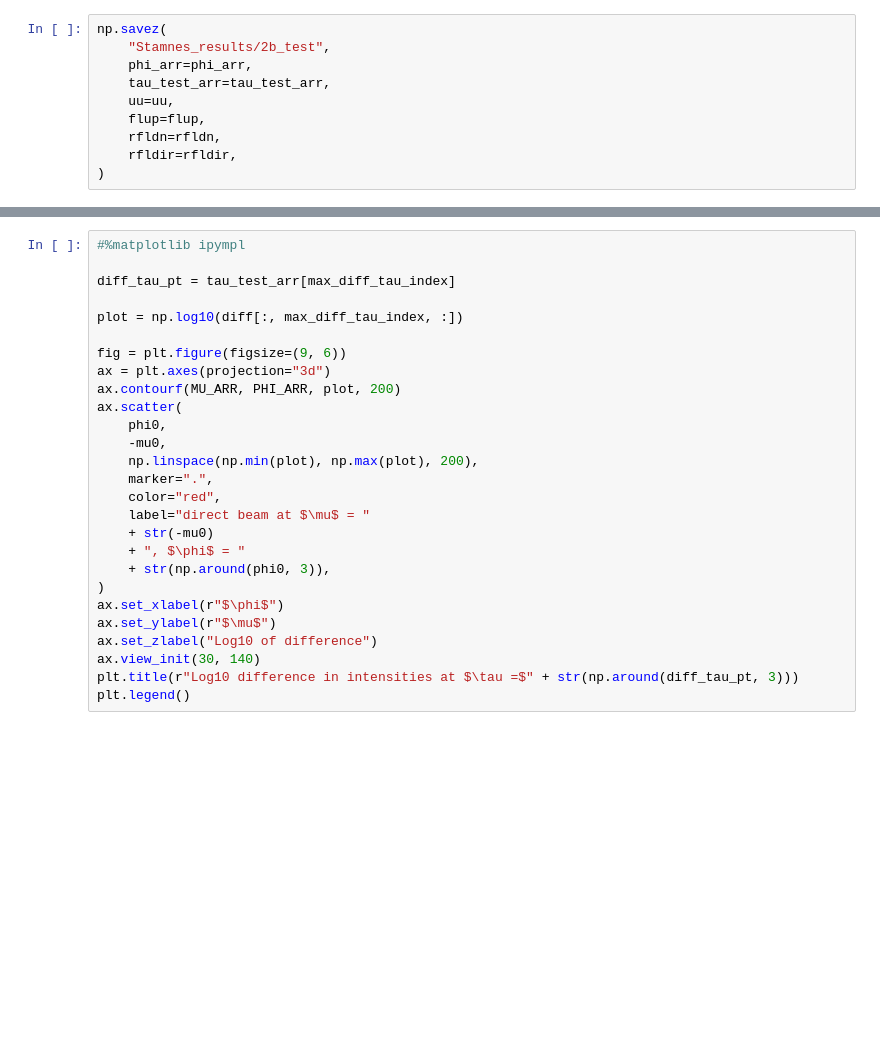
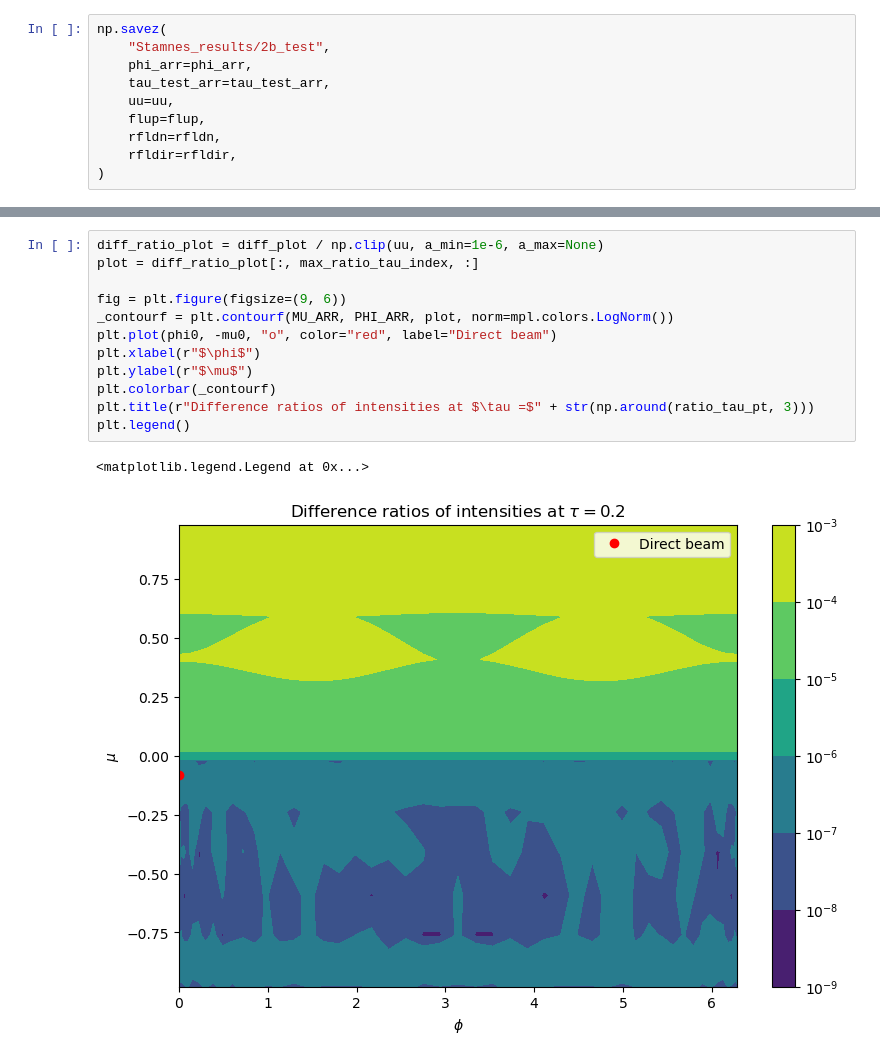
Before and after one commit to LDEO-CREW/Pythonic-DISORT, a Jupyter notebook: pydisotest/2b_test.ipynb, the cells around one changed output, grey strips where cells are left out. Saved outputs shown, nothing was run; the diff lists cells and outputs as text; blank space fills up the shorter version.

```diff
--- a/pydisotest/2b_test.ipynb
+++ b/pydisotest/2b_test.ipynb
@@ -252,27 +246,15 @@ plt.legend()
 # %%
-#%matplotlib ipympl
-
-diff_tau_pt = tau_test_arr[max_diff_tau_index]
-
-plot = np.log10(diff[:, max_diff_tau_index, :])
+diff_ratio_plot = diff_plot / np.clip(uu, a_min=1e-6, a_max=None)
+plot = diff_ratio_plot[:, max_ratio_tau_index, :]
 
 fig = plt.figure(figsize=(9, 6))
-ax = plt.axes(projection="3d")
-ax.contourf(MU_ARR, PHI_ARR, plot, 200)
-ax.scatter(
-    phi0,
-    -mu0,
-    np.linspace(np.min(plot), np.max(plot), 200),
-    marker=".",
-    color="red",
-    label="direct beam at $\mu$ = "
-    + str(-mu0)
-    + ", $\phi$ = "
-    + str(np.around(phi0, 3)),
-)
-ax.set_xlabel(r"$\phi$")
-ax.set_ylabel(r"$\mu$")
-ax.set_zlabel("Log10 of difference")
-ax.view_init(30, 140)
-plt.title(r"Log10 difference in intensities at $\tau =$" + str(np.around(diff_tau_pt, 3)))
+_contourf = plt.contourf(MU_ARR, PHI_ARR, plot, norm=mpl.colors.LogNorm())
+plt.plot(phi0, -mu0, "o", color="red", label="Direct beam")
+plt.xlabel(r"$\phi$")
+plt.ylabel(r"$\mu$")
+plt.colorbar(_contourf)
+plt.title(r"Difference ratios of intensities at $\tau =$" + str(np.around(ratio_tau_pt, 3)))
 plt.legend()
+# %% [output]
+<matplotlib.legend.Legend at 0x...>
+[figure, added]
```
Also changed, not shown: parts of 7 cells of this notebook, 40 other files.
